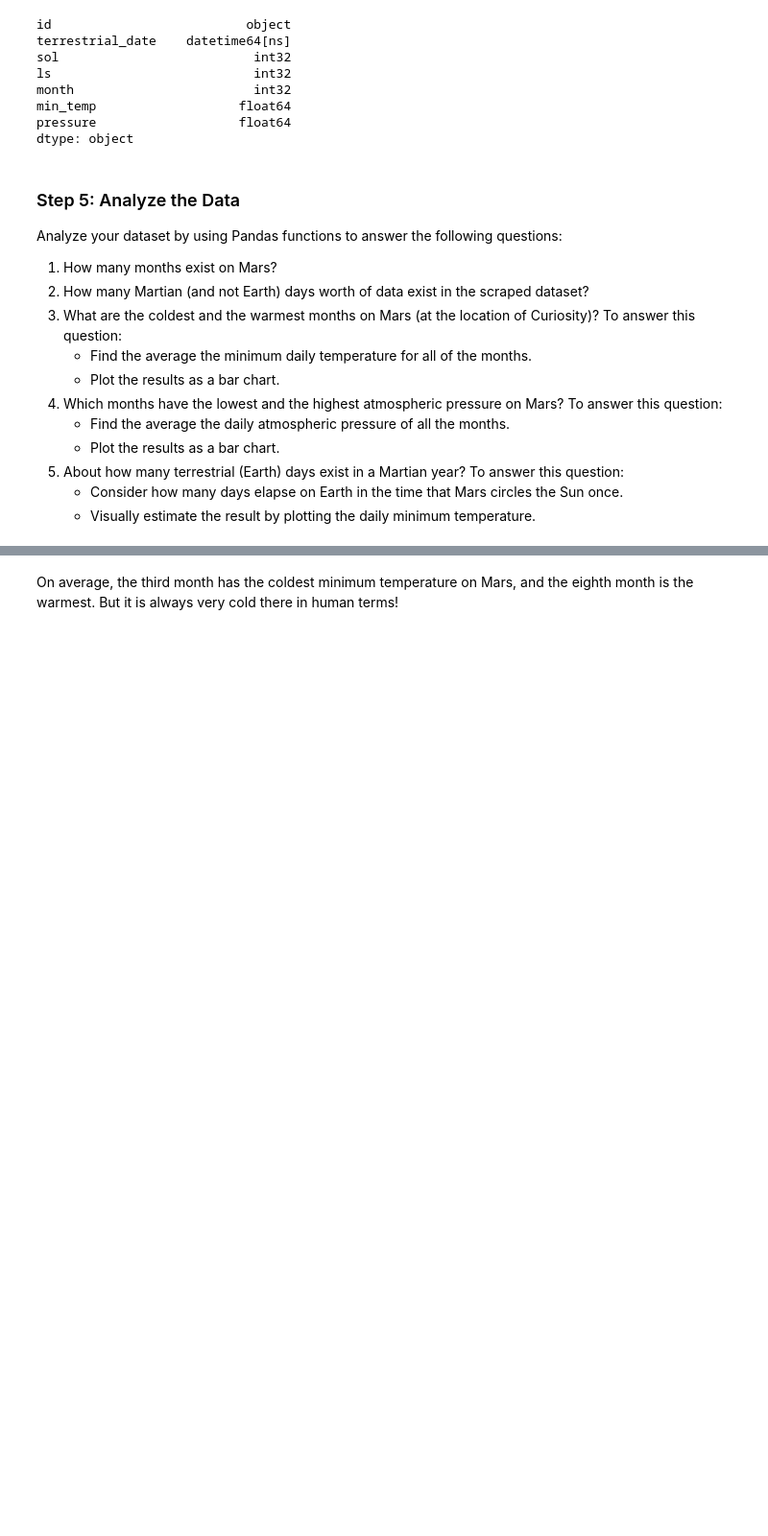
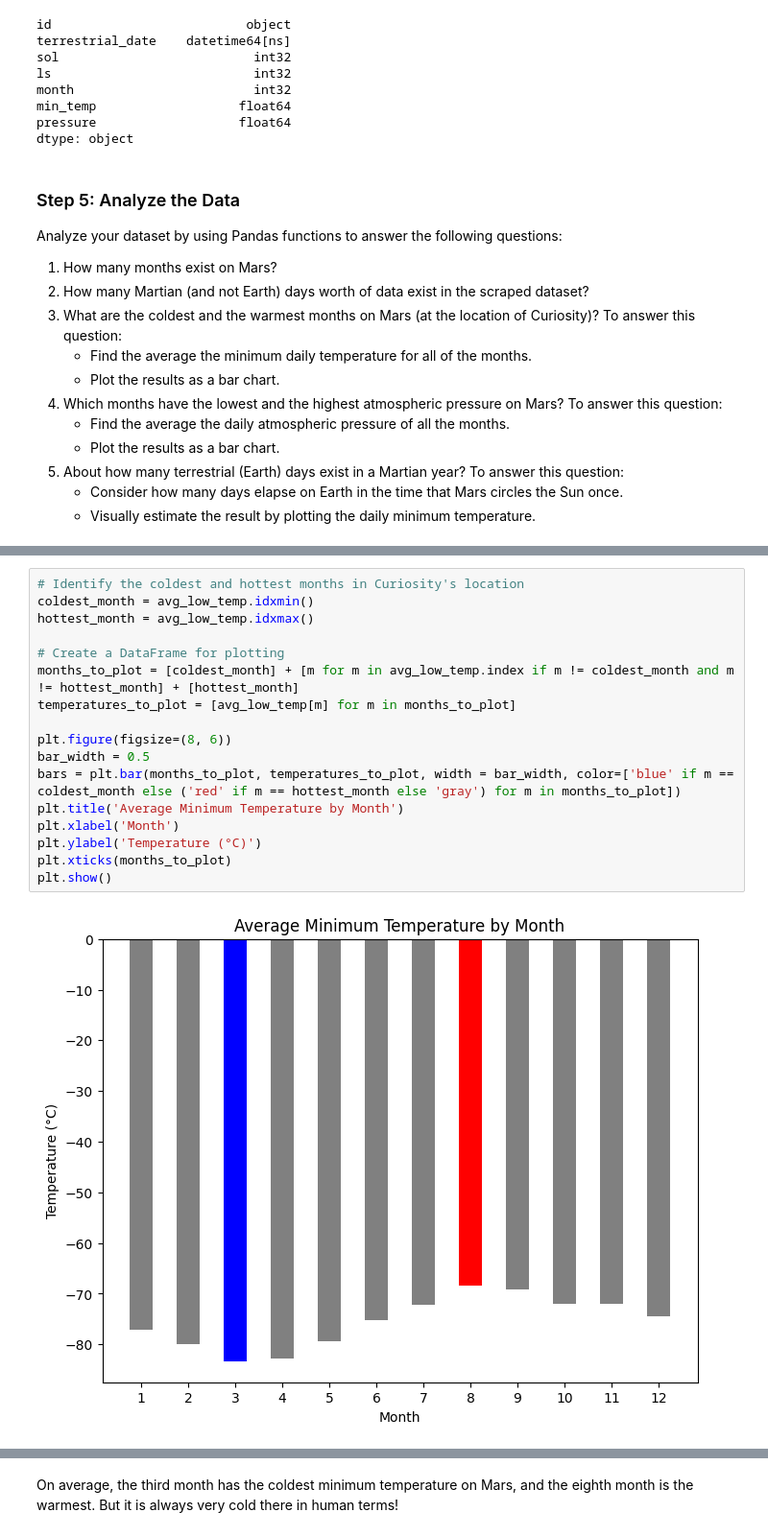
Before and after one commit to elgnol/html-challenge, a Jupyter notebook: MarsWebScraping/part_2_mars_weather.ipynb, the cells around one changed output, grey strips where cells are left out. Shown at 96% size. Drawn from its saved outputs; the diff is of its cells as text; blank space fills up the shorter version.

```diff
--- a/MarsWebScraping/part_2_mars_weather.ipynb
+++ b/MarsWebScraping/part_2_mars_weather.ipynb
@@ -178,2 +201,21 @@ Name: min_temp, dtype: float64
+# %%
+# Identify the coldest and hottest months in Curiosity's location
+coldest_month = avg_low_temp.idxmin()
+hottest_month = avg_low_temp.idxmax()
+
+# Create a DataFrame for plotting
+months_to_plot = [coldest_month] + [m for m in avg_low_temp.index if m != coldest_month and m != hottest_month] + [hottest_month]
+temperatures_to_plot = [avg_low_temp[m] for m in months_to_plot]
+
+plt.figure(figsize=(8, 6))
+bar_width = 0.5
+bars = plt.bar(months_to_plot, temperatures_to_plot, width = bar_width, color=['blue' if m == coldest_month else ('red' if m == hottest_month else 'gray') for m in months_to_plot])
+plt.title('Average Minimum Temperature by Month')
+plt.xlabel('Month')
+plt.ylabel('Temperature (°C)')
+plt.xticks(months_to_plot)
+plt.show()
+# %% [output]
+[figure, added]
 # %%
 # 4. Average pressure by Martian month
```
Also changed, not shown: parts of 13 cells of this notebook, 1 other file.
